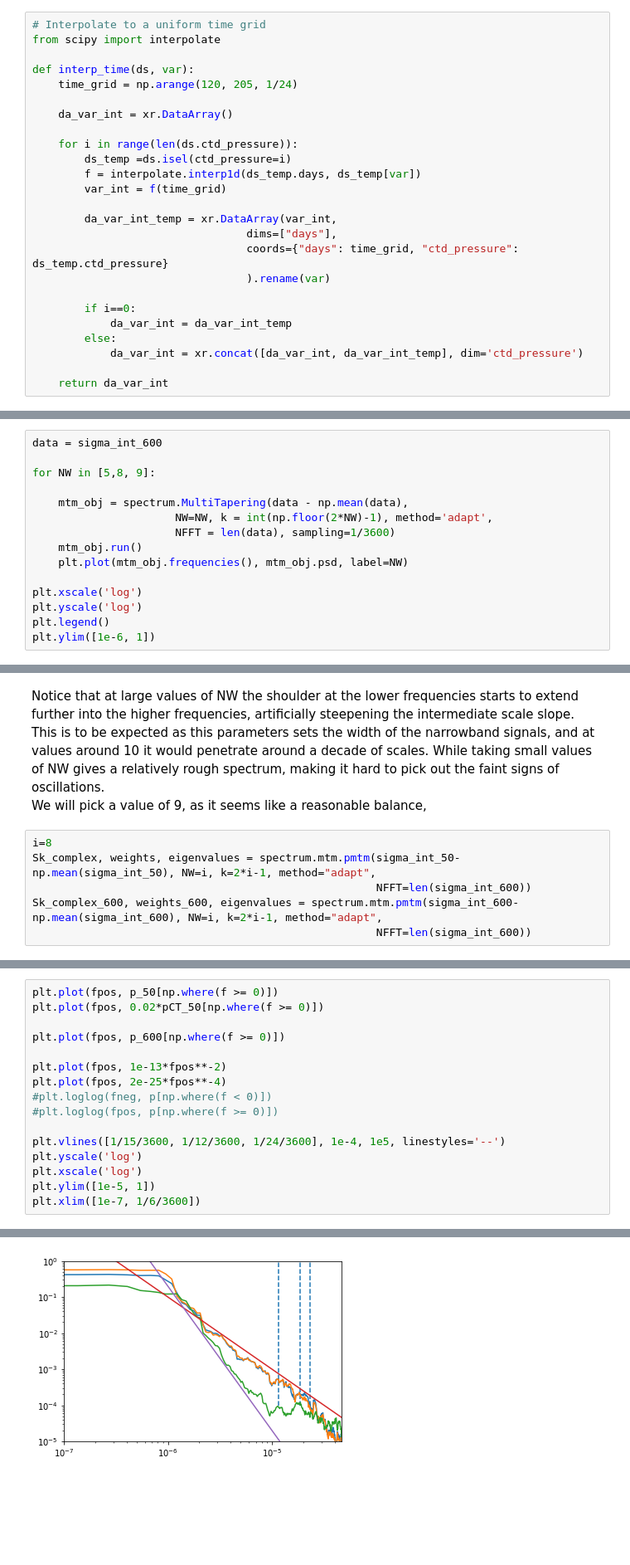
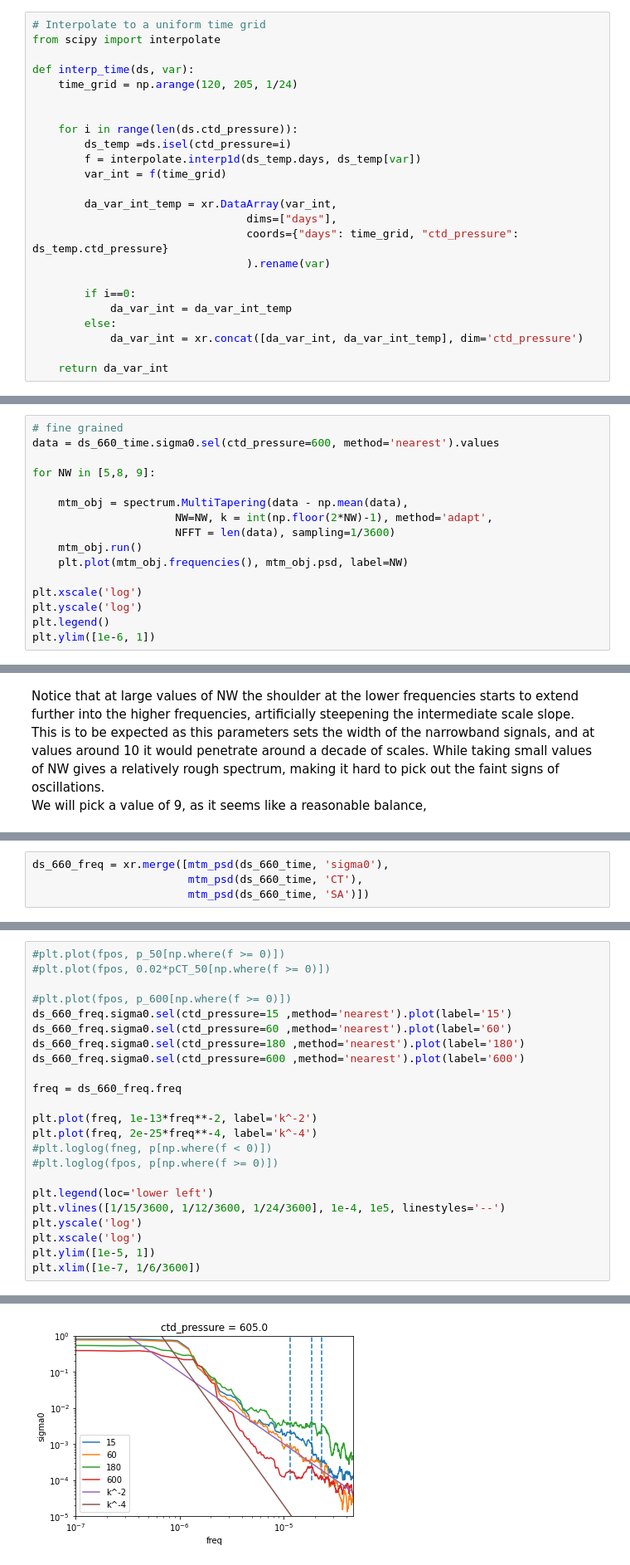
Before and after one commit to dhruvbalwada/sogos, a Jupyter notebook: notebooks/notebooks_variability_paper/frequency_spectra.ipynb, the cells around one changed output, grey strips where cells are left out. Shown at 83% size. Saved outputs shown, nothing was run; the diff lists cells and outputs as text; blank space fills up the shorter version.

```diff
--- a/notebooks/notebooks_variability_paper/frequency_spectra.ipynb
+++ b/notebooks/notebooks_variability_paper/frequency_spectra.ipynb
@@ -55,7 +55,6 @@ from scipy import interpolate
 def interp_time(ds, var):
     time_grid = np.arange(120, 205, 1/24)
 
-    da_var_int = xr.DataArray()
 
     for i in range(len(ds.ctd_pressure)):
         ds_temp =ds.isel(ctd_pressure=i)
@@ -134,7 +135,8 @@ plt.ylim([1e-6, 1])
 (1e-06, 1)
 [figure]
 # %%
-data = sigma_int_600
+# fine grained
+data = ds_660_time.sigma0.sel(ctd_pressure=600, method='nearest').values
 
 for NW in [5,8, 9]:
 
@@ -155,9 +157,3 @@ plt.ylim([1e-6, 1])
 Notice that at large values of NW the shoulder at the lower frequencies starts to extend further into the higher frequencies, artificially steepening the intermediate scale slope. This is to be expected as this parameters sets the width of the narrowband signals, and at values around 10 it would penetrate around a decade of scales.
 While taking small values of NW gives a relatively rough spectrum, making it hard to pick out the faint signs of oscillations.
 We will pick a value of 9, as it seems like a reasonable balance,
-# %%
-i=8
-Sk_complex, weights, eigenvalues = spectrum.mtm.pmtm(sigma_int_50- np.mean(sigma_int_50), NW=i, k=2*i-1, method="adapt",
-                                                     NFFT=len(sigma_int_600))
-Sk_complex_600, weights_600, eigenvalues = spectrum.mtm.pmtm(sigma_int_600- np.mean(sigma_int_600), NW=i, k=2*i-1, method="adapt",
-                                                     NFFT=len(sigma_int_600))
@@ -193,0 +188,4 @@ fneg = np.abs(f[f < 0])
+# %%
+ds_660_freq = xr.merge([mtm_psd(ds_660_time, 'sigma0'),
+                        mtm_psd(ds_660_time, 'CT'),
+                        mtm_psd(ds_660_time, 'SA')])
@@ -194,19 +194,26 @@ fneg = np.abs(f[f < 0])
 # %%
-plt.plot(fpos, p_50[np.where(f >= 0)])
-plt.plot(fpos, 0.02*pCT_50[np.where(f >= 0)])
+#plt.plot(fpos, p_50[np.where(f >= 0)])
+#plt.plot(fpos, 0.02*pCT_50[np.where(f >= 0)])
 
-plt.plot(fpos, p_600[np.where(f >= 0)])
+#plt.plot(fpos, p_600[np.where(f >= 0)])
+ds_660_freq.sigma0.sel(ctd_pressure=15 ,method='nearest').plot(label='15')
+ds_660_freq.sigma0.sel(ctd_pressure=60 ,method='nearest').plot(label='60')
+ds_660_freq.sigma0.sel(ctd_pressure=180 ,method='nearest').plot(label='180')
+ds_660_freq.sigma0.sel(ctd_pressure=600 ,method='nearest').plot(label='600')
 
-plt.plot(fpos, 1e-13*fpos**-2)
-plt.plot(fpos, 2e-25*fpos**-4)
+freq = ds_660_freq.freq
+
+plt.plot(freq, 1e-13*freq**-2, label='k^-2')
+plt.plot(freq, 2e-25*freq**-4, label='k^-4')
 #plt.loglog(fneg, p[np.where(f < 0)])
 #plt.loglog(fpos, p[np.where(f >= 0)])
 
+plt.legend(loc='lower left')
 plt.vlines([1/15/3600, 1/12/3600, 1/24/3600], 1e-4, 1e5, linestyles='--')
 plt.yscale('log')
 plt.xscale('log')
 plt.ylim([1e-5, 1])
 plt.xlim([1e-7, 1/6/3600])
 # %% [output]
 (1e-07, 4.6296296296296294e-05)
-[figure, old version]
+[figure, new version]
```
Also changed, not shown: parts of 14 cells of this notebook.
